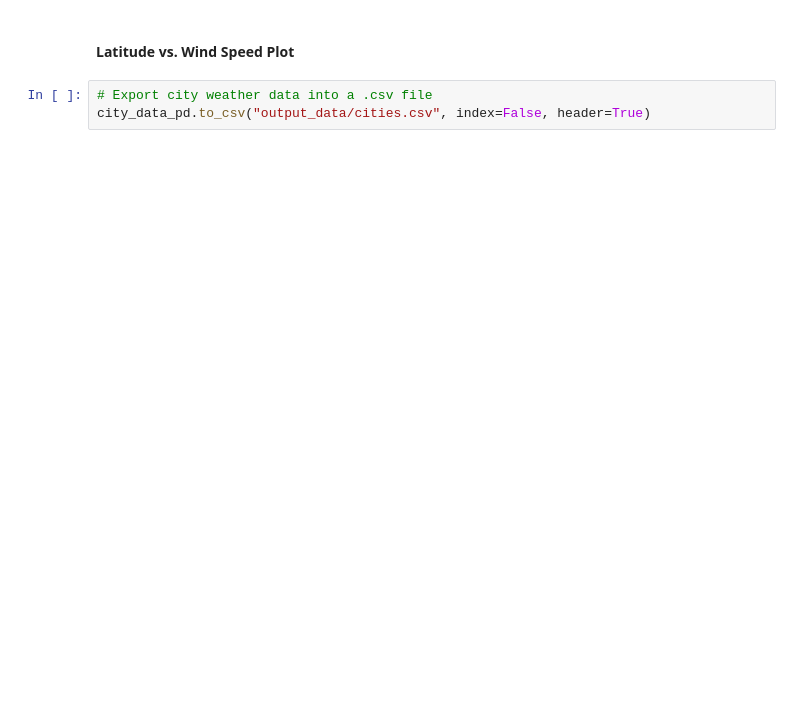
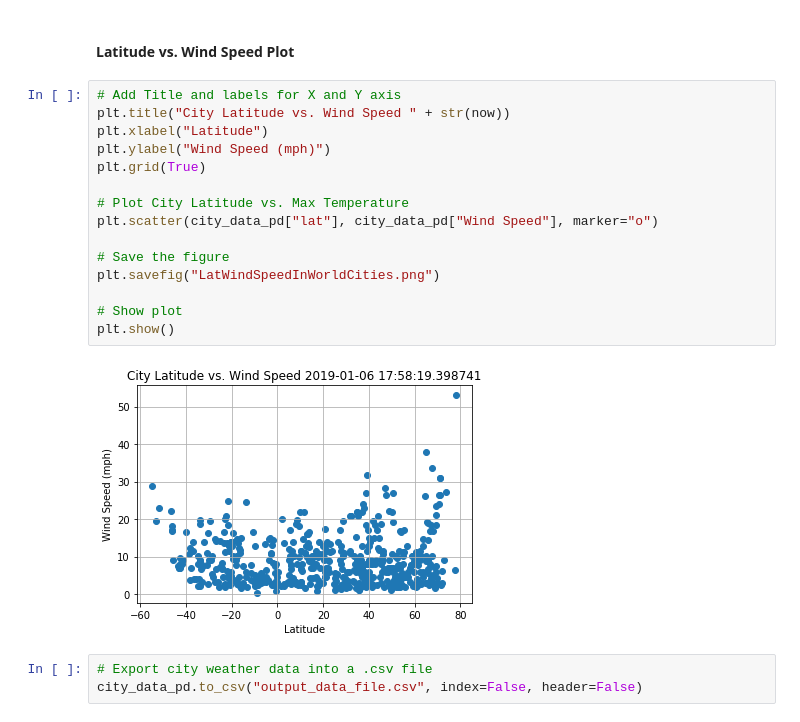
Before and after one commit to Lmarier00/Python-APIs, a Jupyter notebook: Instructions/starter_code/WeatherPy.ipynb, the cells around one changed output. Saved outputs shown, nothing was run; the diff lists cells and outputs as text; blank space fills up the shorter version.

```diff
--- a/Instructions/starter_code/WeatherPy.ipynb
+++ b/Instructions/starter_code/WeatherPy.ipynb
@@ -129,5 +231,22 @@ plt.scatter(x_axis, y-axis, marker="o", facecolors="red", edgecolors="black",
 # %% [markdown]
 #### Latitude vs. Wind Speed Plot
+# %%
+# Add Title and labels for X and Y axis
+plt.title("City Latitude vs. Wind Speed " + str(now))
+plt.xlabel("Latitude")
+plt.ylabel("Wind Speed (mph)")
+plt.grid(True)
+
+# Plot City Latitude vs. Max Temperature
+plt.scatter(city_data_pd["lat"], city_data_pd["Wind Speed"], marker="o")
+
+# Save the figure
+plt.savefig("LatWindSpeedInWorldCities.png")
+
+# Show plot
+plt.show()
+# %% [output]
+[figure, added]
 # %%
 # Export city weather data into a .csv file
-city_data_pd.to_csv("output_data/cities.csv", index=False, header=True)
+city_data_pd.to_csv("output_data_file.csv", index=False, header=False)
```
Also changed, not shown: parts of 11 cells of this notebook, 6 other files.
